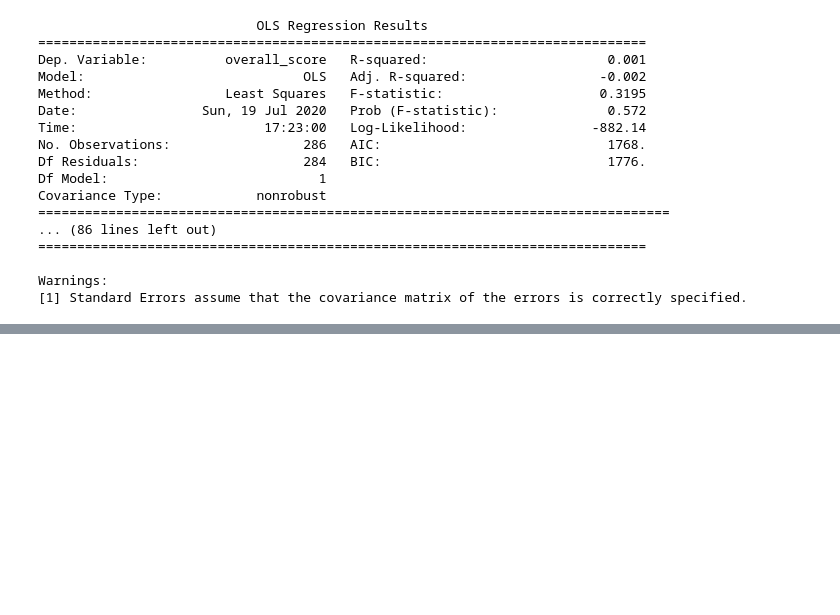
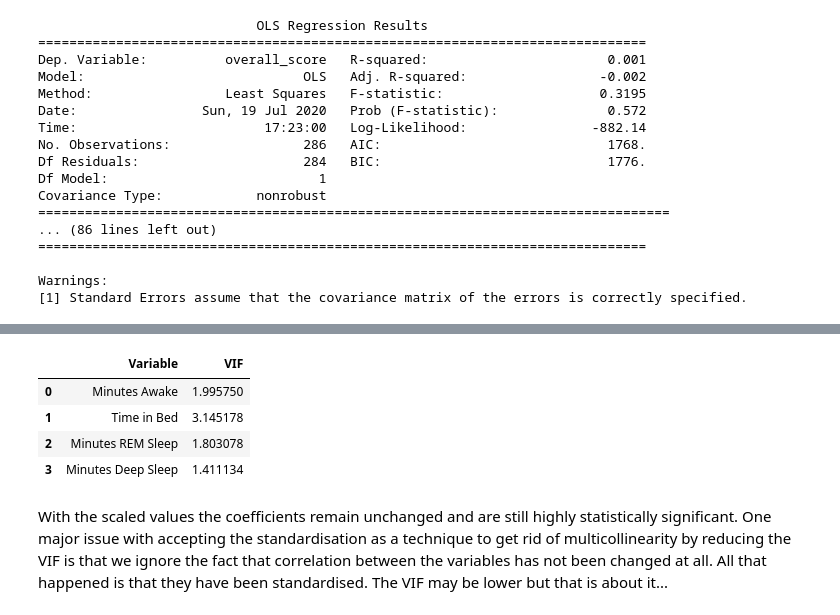
Before and after one commit to JoBe10/Fitbit-Sleep-Score, a Jupyter notebook: Sleep_Scores/Sleep_Score_MLR.ipynb, the cells around one changed output, grey strips where cells are left out. Cells and saved outputs as stored; diff of their text form; code cells hidden in the pictures; blank space fills up the shorter version.

```diff
--- a/Sleep_Scores/Sleep_Score_MLR.ipynb
+++ b/Sleep_Scores/Sleep_Score_MLR.ipynb
@@ -347,0 +388,11 @@ All independent variables apart from Minutes Awake have significant
+# %%
+# Compute the VIFs again
+calc_vif(pd.DataFrame(X2_scaled))
+# %% [output]
+|  | Variable | VIF |
+| 0 | Minutes Awake | 1.995750 |
+| 1 | Time in Bed | 3.145178 |
+| 2 | Minutes REM Sleep | 1.803078 |
+| 3 | Minutes Deep Sleep | 1.411134 |
+# %% [markdown]
+With the scaled values the coefficients remain unchanged and are still highly statistically significant. One major issue with accepting the standardisation as a technique to get rid of multicollinearity by reducing the VIF is that we ignore the fact that correlation between the variables has not been changed at all. All that happened is that they have been standardised. The VIF may be lower but that is about it...
```
Also changed, not shown: parts of 5 cells of this notebook, 1 other file.
